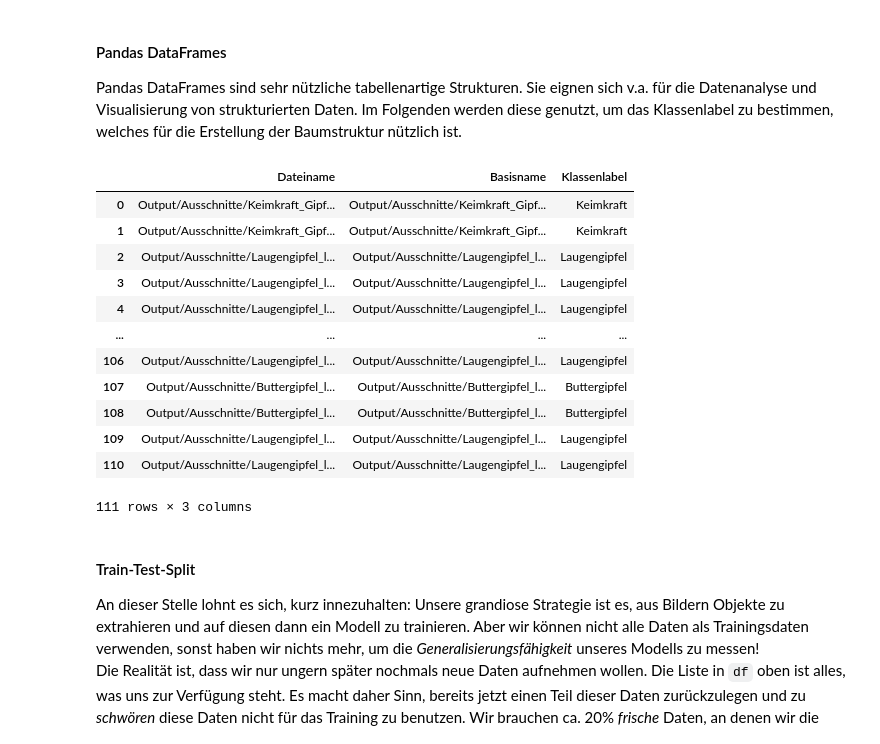
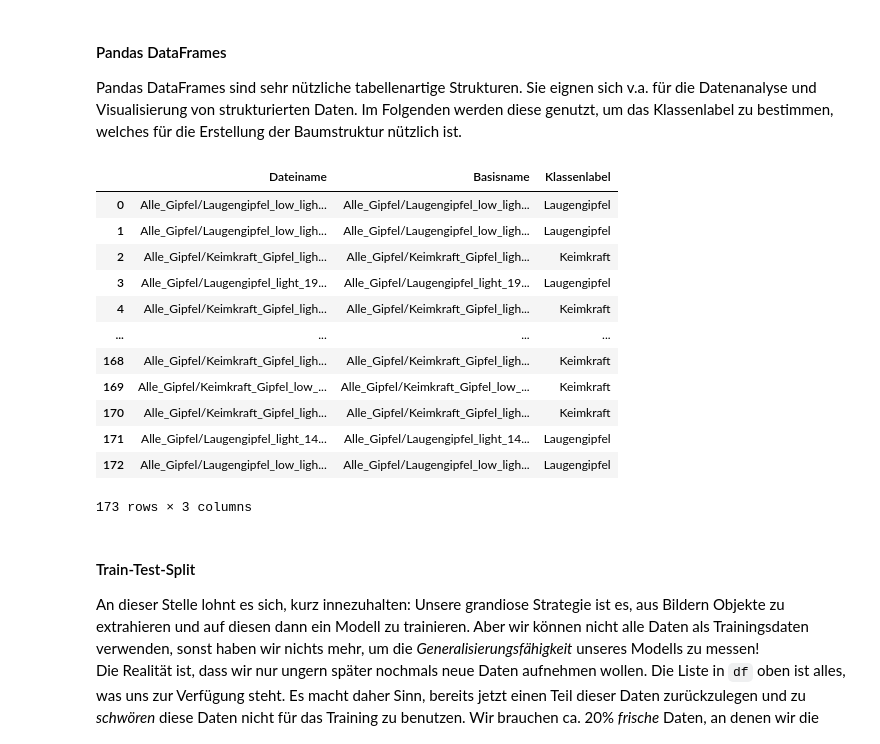
Before and after one commit to RFankhauser/MSc_WI_DSCI, a Jupyter notebook: giraffenpuzzle-objektextraktion.ipynb, the cells around one changed output. Cells and saved outputs as stored; diff of their text form; code cells hidden in the pictures.

```diff
--- a/giraffenpuzzle-objektextraktion.ipynb
+++ b/giraffenpuzzle-objektextraktion.ipynb
@@ -375,26 +374,38 @@ In einfacherer Sprache ausgedrückt wird die Zeichenkette vor dem Minuszeichen e
 #### Pandas DataFrames
 Pandas DataFrames sind sehr nützliche tabellenartige Strukturen. Sie eignen sich v.a. für die Datenanalyse und Visualisierung von strukturierten Daten. Im Folgenden werden diese genutzt, um das Klassenlabel zu bestimmen, welches für die Erstellung der Baumstruktur nützlich ist.
 # %%
-volle_Dateinamen = [full_file_name for full_file_name in (Ausgabepfad/'Ausschnitte').glob('*.'+Bilddateiendung)]
-Basisnamen =  [full_file_name for full_file_name in (Ausgabepfad/'Ausschnitte').glob('*.'+Bilddateiendung)]
+#volle_Dateinamen = [full_file_name for full_file_name in (Ausgabepfad/'Ausschnitte').glob('*.'+Bilddateiendung)]
+#Basisnamen =  [full_file_name for full_file_name in (Ausgabepfad/'Ausschnitte').glob('*.'+Bilddateiendung)]
+
+#Klassenlabel = [re.sub(r'^([^_]+).*$', r'\1', bn.name) for bn in Basisnamen] #Wende den regulären Ausdruck an
+#df = pd.DataFrame({'Dateiname':volle_Dateinamen,'Basisname':Basisnamen,'Klassenlabel':Klassenlabel})
+#df
+
+
+#Erzeuge trrain und testset aus allen Bildern und nicht nur aus Ausschnitten
+pfad_zu_bilder_string = './Alle_Gipfel'
+pfad_zu_bilder = Path(pfad_zu_bilder_string)
+
+volle_Dateinamen = [full_file_name for full_file_name in (pfad_zu_bilder).glob('*.'+Bilddateiendung)]
+Basisnamen =  [full_file_name for full_file_name in (pfad_zu_bilder).glob('*.'+Bilddateiendung)]
 
 Klassenlabel = [re.sub(r'^([^_]+).*$', r'\1', bn.name) for bn in Basisnamen] #Wende den regulären Ausdruck an
 df = pd.DataFrame({'Dateiname':volle_Dateinamen,'Basisname':Basisnamen,'Klassenlabel':Klassenlabel})
 df
 # %% [output]
 |  | Dateiname | Basisname | Klassenlabel |
-| 0 | Output/Ausschnitte/Keimkraft_Gipf... | Output/Ausschnitte/Keimkraft_Gipf... | Keimkraft |
-| 1 | Output/Ausschnitte/Keimkraft_Gipf... | Output/Ausschnitte/Keimkraft_Gipf... | Keimkraft |
-| 2 | Output/Ausschnitte/Laugengipfel_l... | Output/Ausschnitte/Laugengipfel_l... | Laugengipfel |
-| 3 | Output/Ausschnitte/Laugengipfel_l... | Output/Ausschnitte/Laugengipfel_l... | Laugengipfel |
-| 4 | Output/Ausschnitte/Laugengipfel_l... | Output/Ausschnitte/Laugengipfel_l... | Laugengipfel |
+| 0 | Alle_Gipfel/Laugengipfel_low_ligh... | Alle_Gipfel/Laugengipfel_low_ligh... | Laugengipfel |
+| 1 | Alle_Gipfel/Laugengipfel_low_ligh... | Alle_Gipfel/Laugengipfel_low_ligh... | Laugengipfel |
+| 2 | Alle_Gipfel/Keimkraft_Gipfel_ligh... | Alle_Gipfel/Keimkraft_Gipfel_ligh... | Keimkraft |
+| 3 | Alle_Gipfel/Laugengipfel_light_19... | Alle_Gipfel/Laugengipfel_light_19... | Laugengipfel |
+| 4 | Alle_Gipfel/Keimkraft_Gipfel_ligh... | Alle_Gipfel/Keimkraft_Gipfel_ligh... | Keimkraft |
 | ... | ... | ... | ... |
-| 106 | Output/Ausschnitte/Laugengipfel_l... | Output/Ausschnitte/Laugengipfel_l... | Laugengipfel |
-| 107 | Output/Ausschnitte/Buttergipfel_l... | Output/Ausschnitte/Buttergipfel_l... | Buttergipfel |
-| 108 | Output/Ausschnitte/Buttergipfel_l... | Output/Ausschnitte/Buttergipfel_l... | Buttergipfel |
-| 109 | Output/Ausschnitte/Laugengipfel_l... | Output/Ausschnitte/Laugengipfel_l... | Laugengipfel |
-| 110 | Output/Ausschnitte/Laugengipfel_l... | Output/Ausschnitte/Laugengipfel_l... | Laugengipfel |
+| 168 | Alle_Gipfel/Keimkraft_Gipfel_ligh... | Alle_Gipfel/Keimkraft_Gipfel_ligh... | Keimkraft |
+| 169 | Alle_Gipfel/Keimkraft_Gipfel_low_... | Alle_Gipfel/Keimkraft_Gipfel_low_... | Keimkraft |
+| 170 | Alle_Gipfel/Keimkraft_Gipfel_ligh... | Alle_Gipfel/Keimkraft_Gipfel_ligh... | Keimkraft |
+| 171 | Alle_Gipfel/Laugengipfel_light_14... | Alle_Gipfel/Laugengipfel_light_14... | Laugengipfel |
+| 172 | Alle_Gipfel/Laugengipfel_low_ligh... | Alle_Gipfel/Laugengipfel_low_ligh... | Laugengipfel |
-111 rows × 3 columns
+173 rows × 3 columns
 # %% [markdown]
 #### Train-Test-Split
 An dieser Stelle lohnt es sich, kurz innezuhalten: Unsere grandiose Strategie ist es, aus Bildern Objekte zu extrahieren und auf diesen dann ein Modell zu trainieren. Aber wir können nicht alle Daten als Trainingsdaten verwenden, sonst haben wir nichts mehr, um die *Generalisierungsfähigkeit* unseres Modells zu messen!
```
Also changed, not shown: parts of 19 cells of this notebook, 2 other files.
